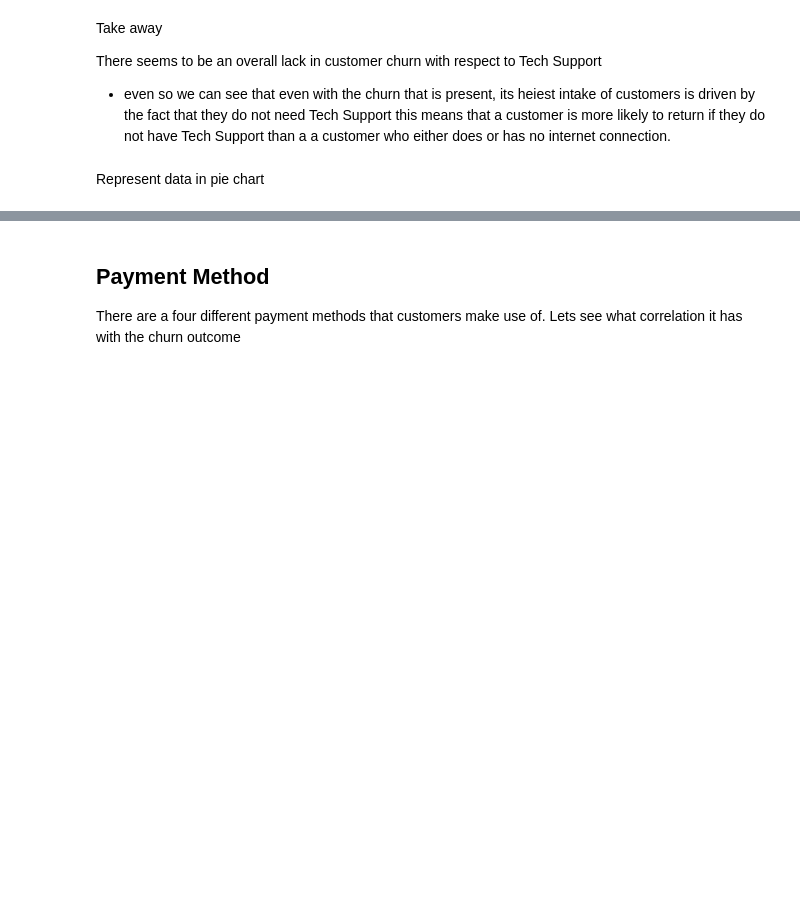
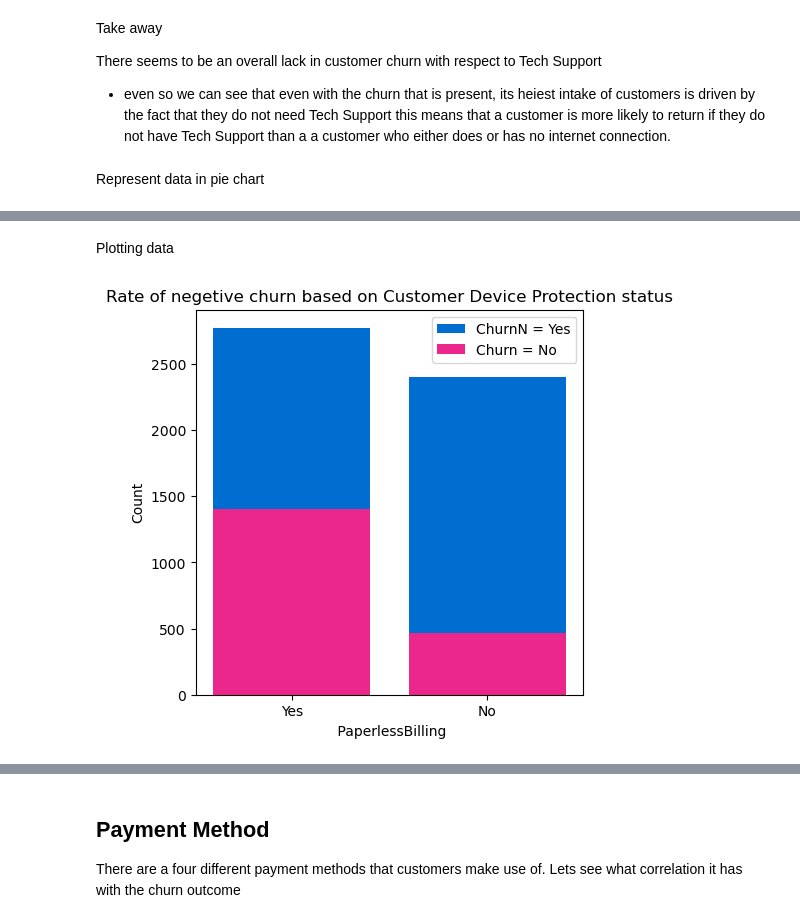
Before and after one commit to PreciousNosiphoDonkrag/MLG382_Projects, a Jupyter notebook: project_2/customer_churn.ipynb, the cells around one changed output, grey strips where cells are left out. Saved outputs shown, nothing was run; the diff lists cells and outputs as text; code cells hidden in the pictures; blank space fills up the shorter version.

Commit message:
Added final colaun of my part Paperless Billing

```diff
--- a/project_2/customer_churn.ipynb
+++ b/project_2/customer_churn.ipynb
@@ -785,0 +790,3 @@ for col in listofComparison:
+# %%
+PaperBill = data_df[["PaperlessBilling","Churn"]]
+PaperBill
@@ -785,0 +809,7 @@ for col in listofComparison:
+# %%
+Paper= pd.DataFrame(
+    PaperBill.groupby("Churn")
+    .value_counts()
+    .reset_index()
+)
+Paper
@@ -785,0 +822,17 @@ for col in listofComparison:
+# %% [markdown]
+ Plotting data
+# %%
+ChurnN = Paper[Paper["Churn"] == "No"]
+ChurnY = Paper[Paper["Churn"] == "Yes"]
+
+plt.figure(figsize = (5,5))
+plt.bar(ChurnN["PaperlessBilling"],ChurnN["count"], color = "#006dd1")
+plt.bar(ChurnY["PaperlessBilling"],ChurnY["count"], color ="#eb278c")
+plt.xlabel(" PaperlessBilling")
+plt.ylabel("Count")
+plt.title("Rate of negetive churn based on Customer Device Protection status")
+plt.legend(labels ={"Churn = No","ChurnN = Yes"},
+           )
+plt.show()
+# %% [output]
+[figure, added]
```
Also changed, not shown: parts of 7 cells of this notebook.
